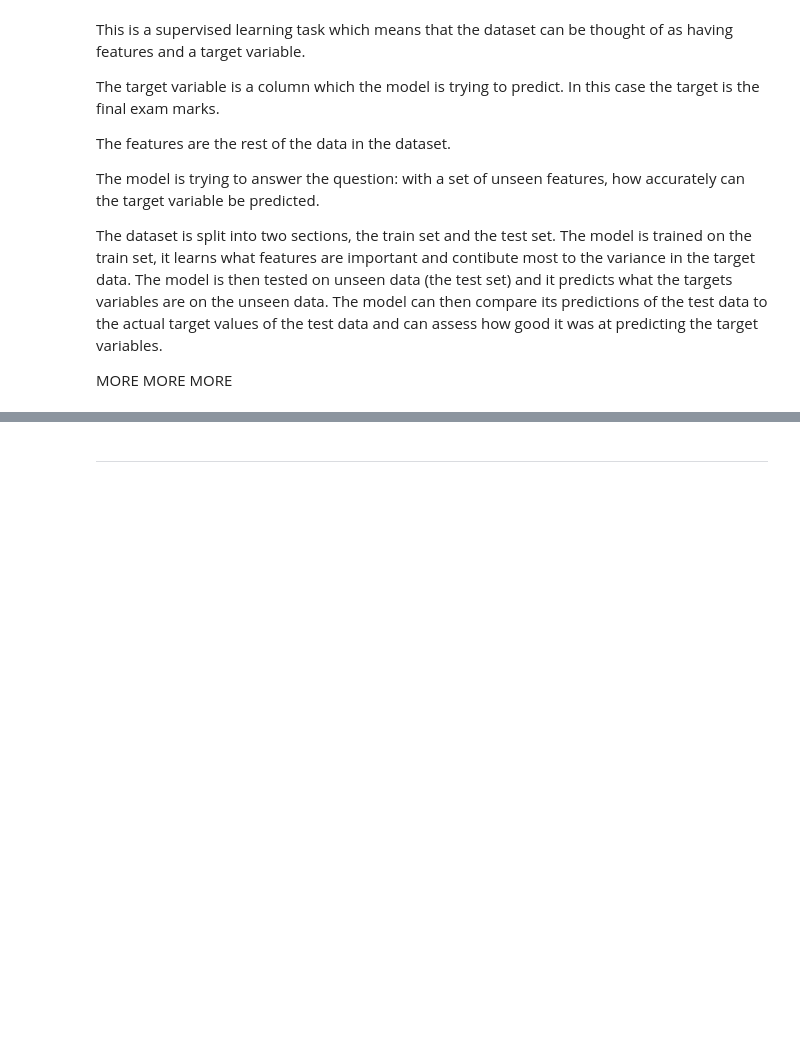
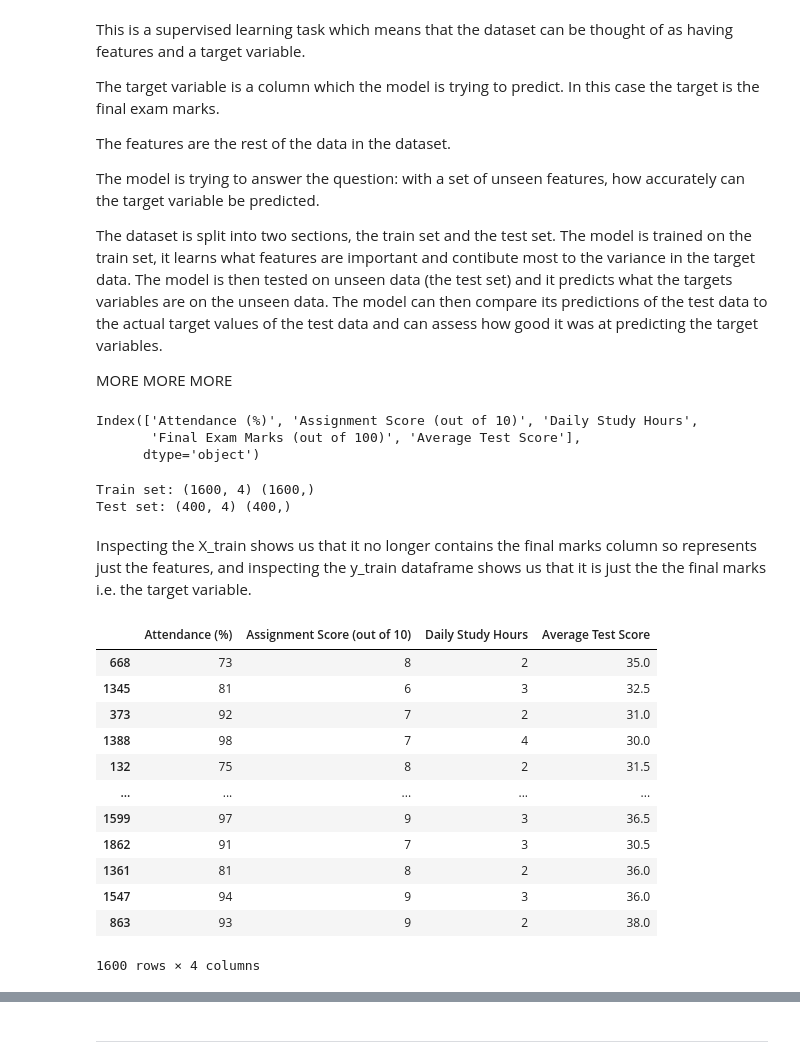
Before and after one commit to tb9757/Student-Academic-Performance, a Jupyter notebook: jupyter_notebooks/3. ml_linear_regression.ipynb, the cells around one changed output, grey strips where cells are left out. Drawn from its saved outputs; the diff is of its cells as text; code cells hidden in the pictures; blank space fills up the shorter version.

```diff
--- a/jupyter_notebooks/3. ml_linear_regression.ipynb
+++ b/jupyter_notebooks/3. ml_linear_regression.ipynb
@@ -147,3 +147,38 @@ The model is trying to answer the question: with a set of unseen features, how a
 The dataset is split into two sections, the train set and the test set. The model is trained on the train set, it learns what features are important and contibute most to the variance in the target data. The model is then tested on unseen data (the test set) and it predicts what the targets variables are on the unseen data. The model can then compare its predictions of the test data to the actual target values of the test data and can assess how good it was at predicting the target variables.
 
 MORE MORE MORE
+# %%
+df_reg.columns.unique()
+# %% [output]
+Index(['Attendance (%)', 'Assignment Score (out of 10)', 'Daily Study Hours',
+       'Final Exam Marks (out of 100)', 'Average Test Score'],
+      dtype='object')
+# %%
+#split dataset into train and test X represents features (drop target variable) and y represents target variable
+X = df_reg.drop('Final Exam Marks (out of 100)', axis=1)
+y = df['Final Exam Marks (out of 100)']
+#create 4 variables for the X_train and X_test are the features and y_train and y_test are the targets
+#test_size = 0.2 the dataset is split into 80% train and 20% test, ramdom state provides reproducability
+X_train, X_test, y_train, y_test = train_test_split(X, y, test_size = 0.2, random_state=101)
+# %% [output]
+Train set: (1600, 4) (1600,)
+Test set: (400, 4) (400,)
+# %% [markdown]
+Inspecting the X_train shows us that it no longer contains the final marks column so represents just the features, and inspecting the y_train dataframe shows us that it is just the the final marks i.e. the target variable.
+# %%
+#features only
+X_train
+# %% [output]
+|  | Attendance (%) | Assignment Score (out of 10) | Daily Study Hours | Average Test Score |
+| 668 | 73 | 8 | 2 | 35.0 |
+| 1345 | 81 | 6 | 3 | 32.5 |
+| 373 | 92 | 7 | 2 | 31.0 |
+| 1388 | 98 | 7 | 4 | 30.0 |
+| 132 | 75 | 8 | 2 | 31.5 |
+| ... | ... | ... | ... | ... |
+| 1599 | 97 | 9 | 3 | 36.5 |
+| 1862 | 91 | 7 | 3 | 30.5 |
+| 1361 | 81 | 8 | 2 | 36.0 |
+| 1547 | 94 | 9 | 3 | 36.0 |
+| 863 | 93 | 9 | 2 | 38.0 |
+1600 rows × 4 columns
```
Also changed, not shown: parts of 6 cells of this notebook.
